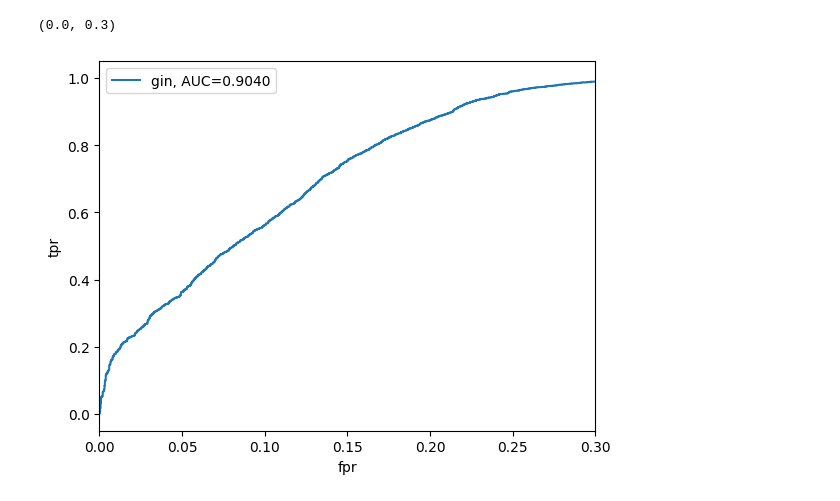
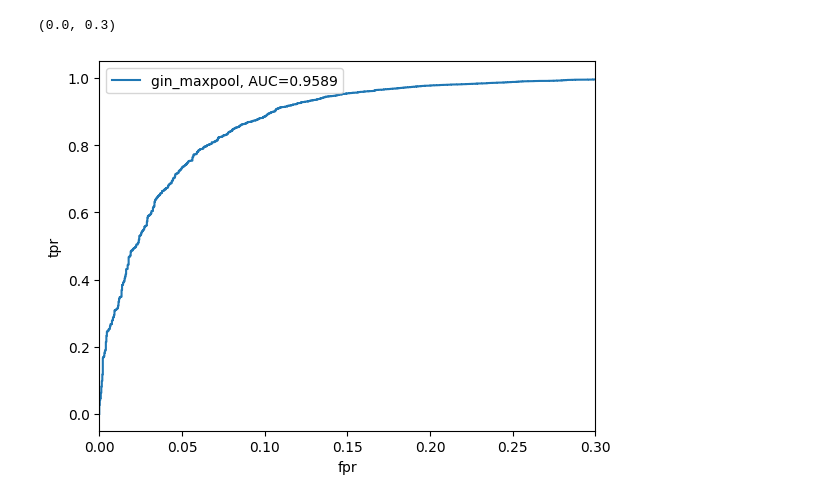
Before and after one commit to hukongyi/Gamma_Energy, a Jupyter notebook: corsika_data/gin_Pgamma.ipynb, the cells around one changed output. Drawn from its saved outputs; the diff is of its cells as text; code cells hidden in the pictures.

```diff
--- a/corsika_data/gin_Pgamma.ipynb
+++ b/corsika_data/gin_Pgamma.ipynb
@@ -144,7 +144,7 @@ class MCDataset_dgl(DGLDataset):
         )
 # %%
 train_index, test_index = train_test_split(
-    range(len(isgamma)), random_state=42, test_size=0.7
+    range(len(isgamma)), random_state=42, test_size=0.6
 )
 test_index_0, test_index_1 = train_test_split(
     test_index, random_state=42, test_size=0.7
@@ -157,7 +157,7 @@ train_dataloader = GraphDataLoader(MCdataset_train, batch_size=64, drop_last=Fal
 test_dataloader = GraphDataLoader(MCdataset_test, batch_size=64, drop_last=False)
 # %%
 from dgl.nn.pytorch.conv import GINConv
-from dgl.nn.pytorch.glob import SumPooling,AvgPooling
+from dgl.nn.pytorch.glob import SumPooling, AvgPooling, MaxPooling
 
 
 class MLP(nn.Module):
@@ -202,7 +202,7 @@ class GIN(nn.Module):
                 self.linear_prediction.append(nn.Linear(hidden_dim, output_dim))
         self.drop = nn.Dropout(0.5)
         self.pool = (
-            AvgPooling()
+            MaxPooling()
         )  # change to mean readout (AvgPooling) on social network datasets
 
     def forward(self, g, h):
@@ -222,7 +222,7 @@ class GIN(nn.Module):
 # %%
 model = GIN(9, 64, 2).to(device)
 optimizer = torch.optim.Adam(model.parameters(), lr=1e-2)
-for epoch in range(20):
+for epoch in range(100):
     sumloss = list()
     print(epoch)
     for batched_graph, labels in train_dataloader:
@@ -272,13 +272,13 @@ y_orgin = np.concatenate(y_orgin)
 # %%
 from sklearn import metrics
 
-fpr, tpr, _ = metrics.roc_curve(y_orgin, y_pred)
+fpr_maxpool, tpr_maxpool, _ = metrics.roc_curve(y_orgin, y_pred)
 auc = metrics.roc_auc_score(y_orgin, y_pred)
-plt.plot(fpr, tpr, label=f"gin, AUC={auc:.4f}")
+plt.plot(fpr_maxpool, tpr_maxpool, label=f"gin_maxpool, AUC={auc:.4f}")
 plt.xlabel("fpr")
-plt.ylabel("tpr")
+plt.ylabel("tpr ")
 plt.legend()
 plt.xlim(0, 0.3)
 # %% [output]
 (0.0, 0.3)
-[figure, old version]
+[figure, new version]
```
Also changed, not shown: parts of 7 cells of this notebook, 6 other files.
